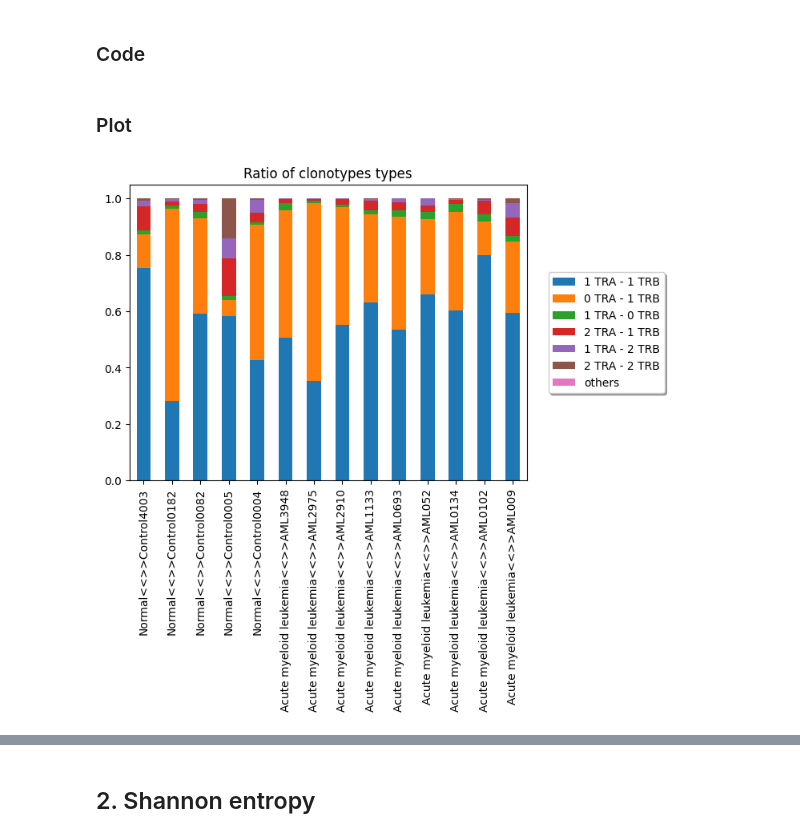
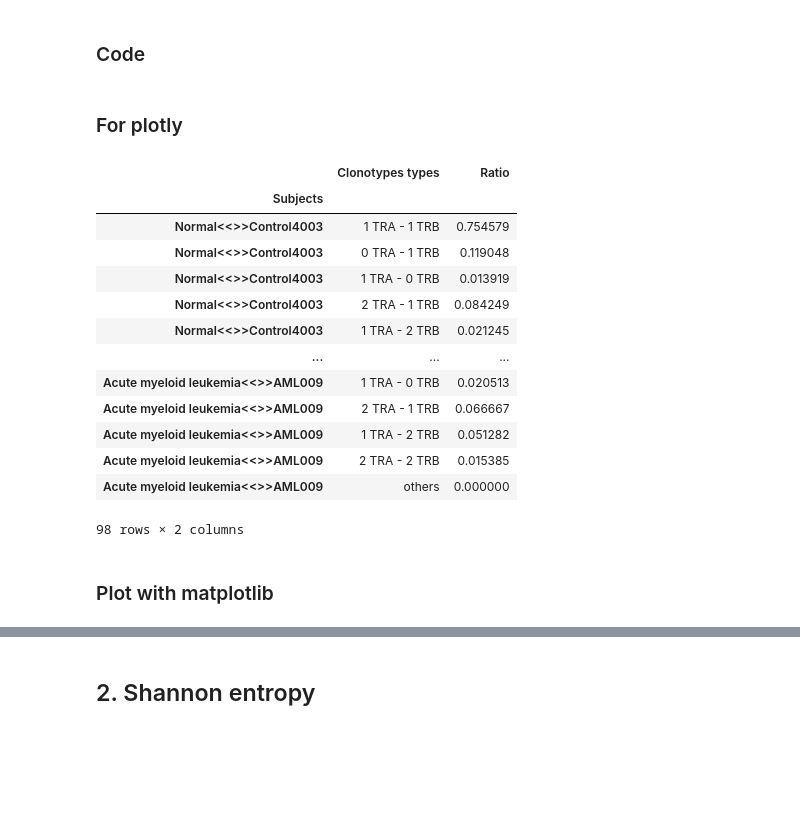
Before and after one commit to sondvo/clonotype_analyses, a Jupyter notebook: TCR_analysis_cleanup.ipynb, the cells around one changed output, grey strips where cells are left out. Cells and saved outputs as stored; diff of their text form; code cells hidden in the pictures; blank space fills up the shorter version.

```diff
--- a/TCR_analysis_cleanup.ipynb
+++ b/TCR_analysis_cleanup.ipynb
@@ -193,0 +194,3 @@ DF.head()
+# %%
+DF = merge_with_clinical_metadata(DF, clinical_metadata)
+DF.head()
@@ -268,5 +278,34 @@ def create_clonotype_fraction_df(VDJ_10X, keys=['Condition']):
     fraction_clo_df = fraction_clo_df.set_index('barcode')
 
     return fraction_clo_df, meta_key
+
+
+def grouping_ratio_clonotype_types(fraction_clo_df, meta_key):
+	visualize_fraction_clo_df = fraction_clo_df.groupby(meta_key).sum()
+	visualize_fraction_clo_df = visualize_fraction_clo_df.astype(np.float32)
+
+	for i in range(len(visualize_fraction_clo_df)):
+		visualize_fraction_clo_df.iloc[i, :] /= np.sum(visualize_fraction_clo_df.iloc[i, :].values)
+
+	visualize_fraction_clo_df = visualize_fraction_clo_df.sort_index(ascending=False)
+	return visualize_fraction_clo_df
+# %%
+def plotly_ratio_clonotype_types(fraction_clo_df, meta_key):
+	fraction_clo_df = grouping_ratio_clonotype_types(fraction_clo_df, meta_key)
+	reformated_single_ambiguos_clonotypes_dct = {
+		'Subjects': [],
+		'Clonotypes types': [],
+		'Ratio': []
+	}
+	for i in fraction_clo_df.index:
+		for j in fraction_clo_df.columns:
+			reformated_single_ambiguos_clonotypes_dct['Subjects'].append(i)
+			reformated_single_ambiguos_clonotypes_dct['Clonotypes types'].append(j)
+			reformated_single_ambiguos_clonotypes_dct['Ratio'].append(
+				fraction_clo_df.loc[i, j]
+			)
+	reformated_single_ambiguos_clonotypes_df = pd.DataFrame(reformated_single_ambiguos_clonotypes_dct)
+	reformated_single_ambiguos_clonotypes_df = reformated_single_ambiguos_clonotypes_df.set_index('Subjects')
+	return reformated_single_ambiguos_clonotypes_df
 # %%
 def visualize_ratio_clonotype_types(fraction_clo_df, meta_key):
@@ -293,3 +326,25 @@ def visualize_ratio_clonotype_types(fraction_clo_df, meta_key):
     )
     plt.show()
     return
+# %% [markdown]
+### For plotly
+# %%
+fraction_clo_df, meta_key = create_clonotype_fraction_df(DF, keys=['Condition', 'Subject ID'])
+# %%
+plotly_fraction_clo_df = plotly_ratio_clonotype_types(fraction_clo_df, meta_key)
+plotly_fraction_clo_df
+# %% [output]
+|  | Clonotypes types | Ratio |
+| Subjects |  |  |
+| Normal<<>>Control4003 | 1 TRA - 1 TRB | 0.754579 |
+| Normal<<>>Control4003 | 0 TRA - 1 TRB | 0.119048 |
+| Normal<<>>Control4003 | 1 TRA - 0 TRB | 0.013919 |
+| Normal<<>>Control4003 | 2 TRA - 1 TRB | 0.084249 |
+| Normal<<>>Control4003 | 1 TRA - 2 TRB | 0.021245 |
+| ... | ... | ... |
+| Acute myeloid leukemia<<>>AML009 | 1 TRA - 0 TRB | 0.020513 |
+| Acute myeloid leukemia<<>>AML009 | 2 TRA - 1 TRB | 0.066667 |
+| Acute myeloid leukemia<<>>AML009 | 1 TRA - 2 TRB | 0.051282 |
+| Acute myeloid leukemia<<>>AML009 | 2 TRA - 2 TRB | 0.015385 |
+| Acute myeloid leukemia<<>>AML009 | others | 0.000000 |
+98 rows × 2 columns
@@ -296,6 +353,2 @@ def visualize_ratio_clonotype_types(fraction_clo_df, meta_key):
 # %% [markdown]
-### Plot
+### Plot with matplotlib
-# %%
-visualize_ratio_clonotype_types(fraction_clo_df, meta_key=meta_key)
-# %% [output]
-[figure, removed]
```
Also changed, not shown: parts of 9 cells of this notebook, 2 other files.
